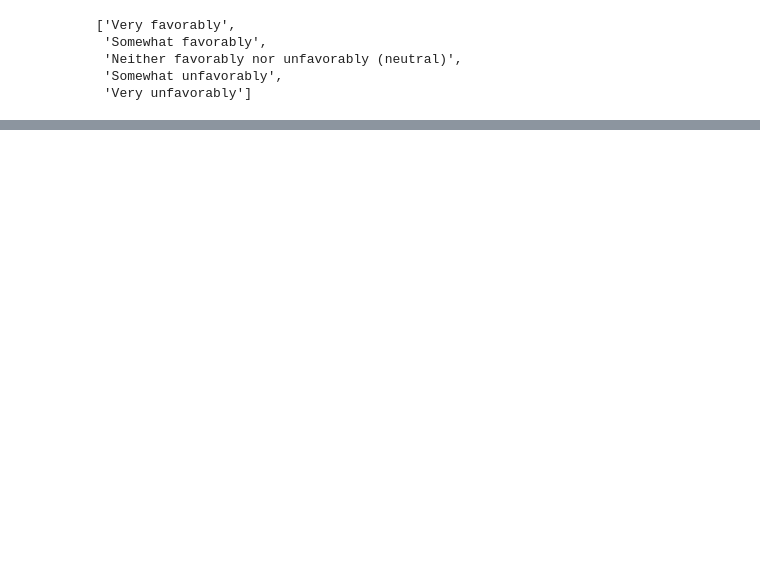
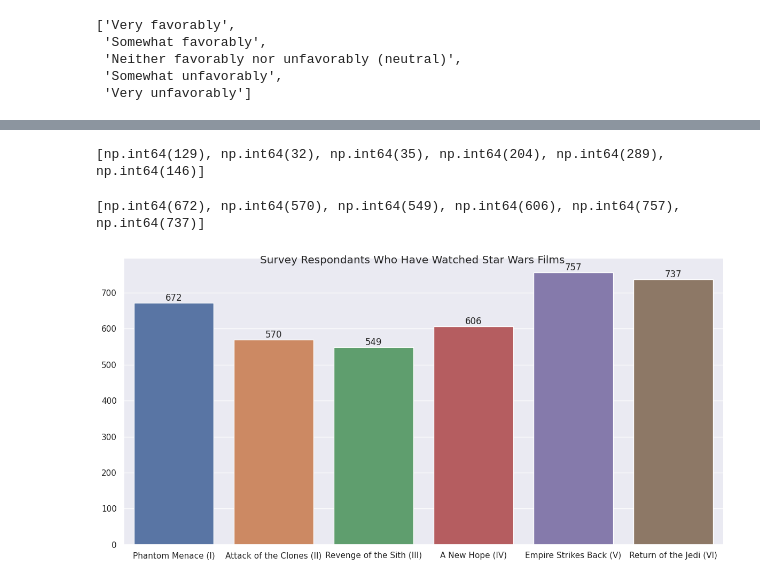
Before and after one commit to BenJMurarotto/star-wars-survey, a Jupyter notebook: star_wars_survey.ipynb, the cells around one changed output, grey strips where cells are left out. Drawn from its saved outputs; the diff is of its cells as text; code cells hidden in the pictures; blank space fills up the shorter version.

```diff
--- a/star_wars_survey.ipynb
+++ b/star_wars_survey.ipynb
@@ -145,0 +148,6 @@ df.head()
+# %%
+income = ['$0 - $24,999', '$25,000 - $49,999', '$50,000 - $99,999', '$100,000 - $149,999', '$150,000+']
+income_rankings = CategoricalDtype(categories= income, ordered=True)
+
+df["Household Income"] = df["Household Income"].astype(income_rankings)
+df["Household Income"]
@@ -145,0 +168,5 @@ df.head()
+# %%
+education = ['Less than high school degree', 'High school degree', 'Some college or Associate degree', 'Bachelor degree', 'Graduate degree']
+education_ranking = CategoricalDtype(categories=education, ordered=True)
+df["Education"] = df["Education"].astype(education_ranking)
+df["Education"]
@@ -145,0 +187,40 @@ df.head()
+# %%
+df_rankings = df.iloc[:, 9:15]
+number_1_movie_counts = []
+
+for col in df_rankings.columns:
+    one_counts = df[col].eq(1).sum()
+    number_1_movie_counts.append(one_counts)
+
+print(number_1_movie_counts)
+# %% [output]
+[np.int64(129), np.int64(32), np.int64(35), np.int64(204), np.int64(289), np.int64(146)]
+# %%
+df_seen = df.iloc[:, 3:9]
+number_seen_counts = []
+
+for col in df_seen.columns:
+    yes_counts = df_seen[col].eq(True).sum()
+    number_seen_counts.append(yes_counts)
+
+print(number_seen_counts)
+# %% [output]
+[np.int64(672), np.int64(570), np.int64(549), np.int64(606), np.int64(757), np.int64(737)]
+# %%
+import seaborn as sns
+sns.set_theme()
+
+films = list(movie_map.values())
+
+g = sns.catplot(kind = "bar", x = films,
+y = number_seen_counts,
+height = 6,
+aspect = 2,
+hue = films
+)
+g.figure.suptitle("Survey Respondants Who Have Watched Star Wars Films")
+for ax in g.axes.flat:
+    for container in ax.containers:
+        ax.bar_label(container)
+# %% [output]
+[figure, added]
```
Also changed, not shown: parts of 26 cells of this notebook, 4 other files.
